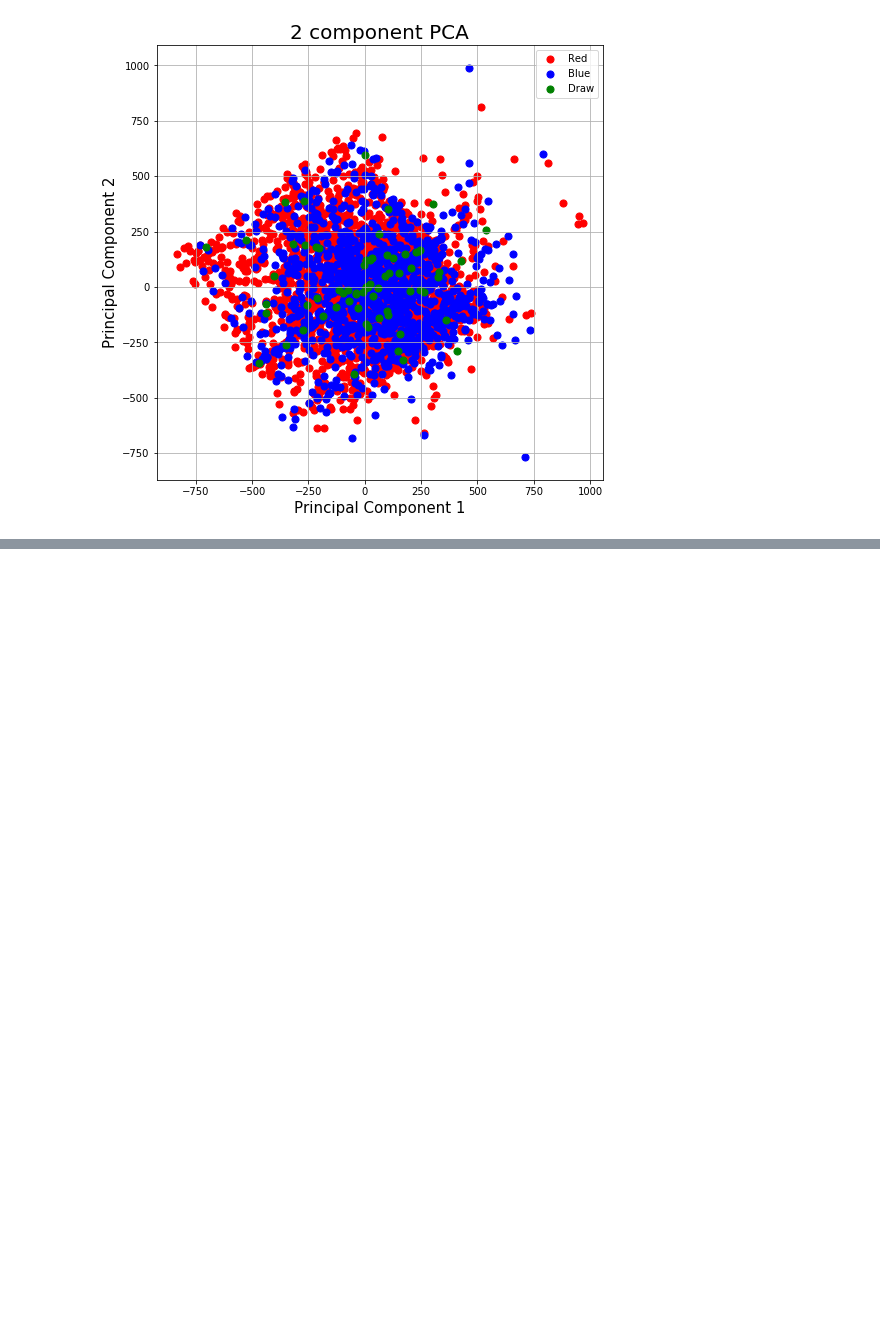
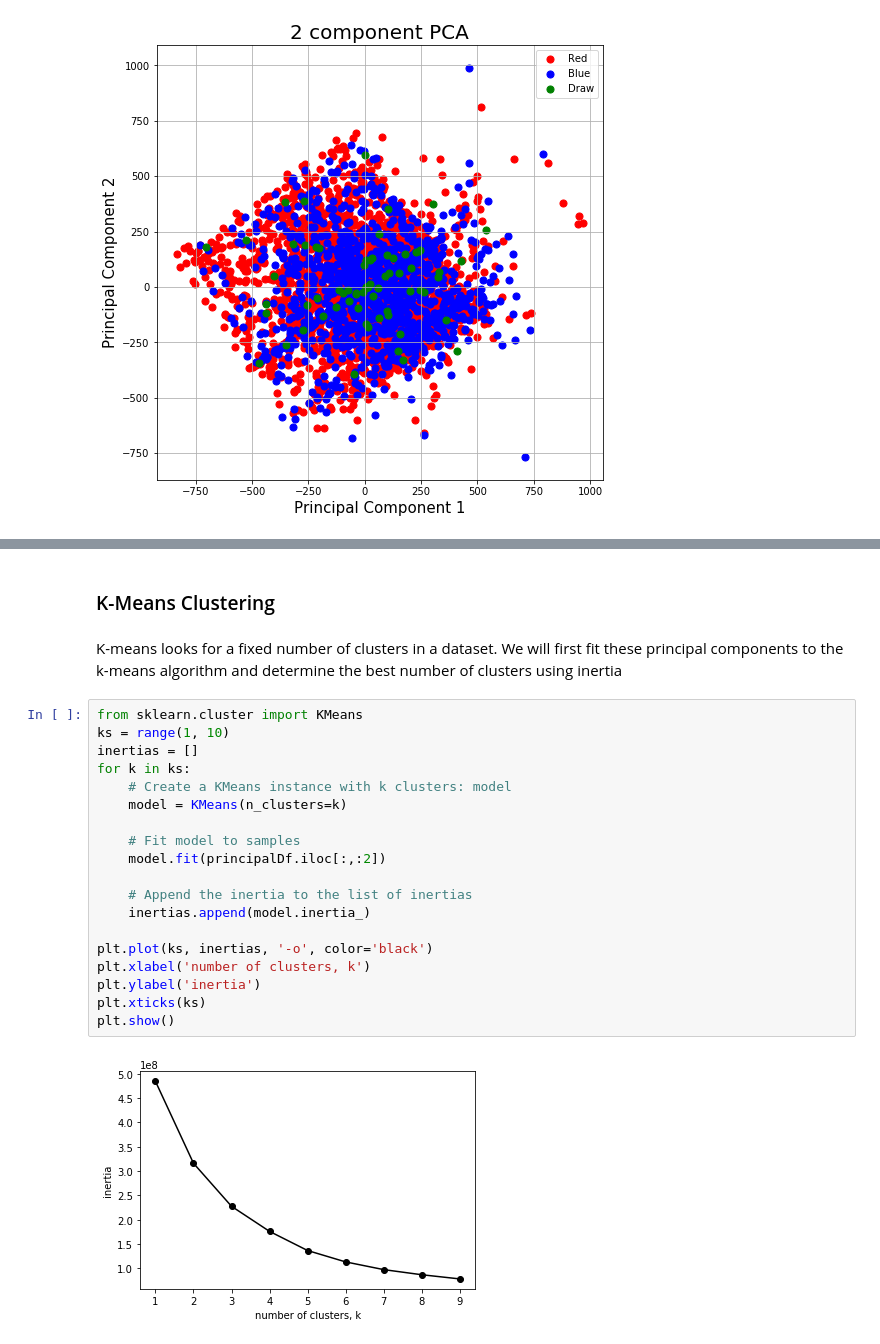
Before and after one commit to abasiamaakpan/UFC_Data_Mining_Project, a Jupyter notebook: Project.ipynb, the cells around one changed output, grey strips where cells are left out. Saved outputs shown, nothing was run; the diff lists cells and outputs as text; blank space fills up the shorter version.

```diff
--- a/Project.ipynb
+++ b/Project.ipynb
@@ -260,0 +281,25 @@ ax.grid()
+# %% [markdown]
+### K-Means Clustering ###
+# %% [markdown]
+K-means looks for a fixed number of clusters in a dataset. We will first fit these principal components to the k-means algorithm and determine the best number of clusters using inertia
+# %%
+from sklearn.cluster import KMeans
+ks = range(1, 10)
+inertias = []
+for k in ks:
+    # Create a KMeans instance with k clusters: model
+    model = KMeans(n_clusters=k)
+
+    # Fit model to samples
+    model.fit(principalDf.iloc[:,:2])
+
+    # Append the inertia to the list of inertias
+    inertias.append(model.inertia_)
+
+plt.plot(ks, inertias, '-o', color='black')
+plt.xlabel('number of clusters, k')
+plt.ylabel('inertia')
+plt.xticks(ks)
+plt.show()
+# %% [output]
+[figure, added]
```
Also changed, not shown: parts of 18 cells of this notebook.
